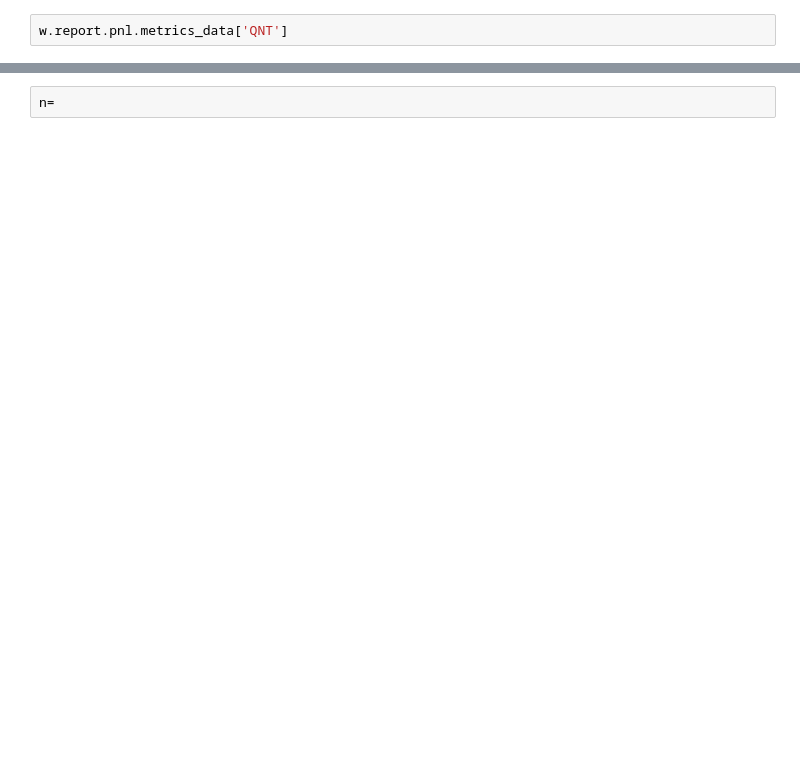
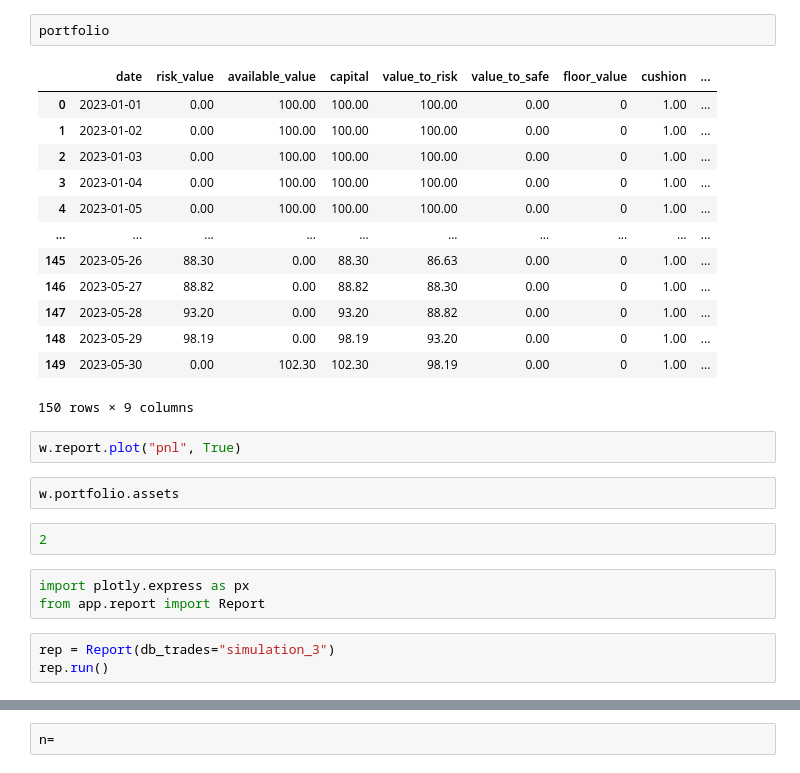
Before and after one commit to cedTrad/WcedSim, a Jupyter notebook: lab.ipynb, the cells around one changed output, grey strips where cells are left out. Cells and saved outputs as stored; diff of their text form; blank space fills up the shorter version.

```diff
--- a/lab.ipynb
+++ b/lab.ipynb
@@ -42,2 +53,28 @@ w.report
+# %%
+portfolio
+# %% [output]
+|  | date | risk_value | available_value | capital | value_to_risk | value_to_safe | floor_value | cushion | ... |
+| 0 | 2023-01-01 | 0.00 | 100.00 | 100.00 | 100.00 | 0.00 | 0 | 1.00 | ... |
+| 1 | 2023-01-02 | 0.00 | 100.00 | 100.00 | 100.00 | 0.00 | 0 | 1.00 | ... |
+| 2 | 2023-01-03 | 0.00 | 100.00 | 100.00 | 100.00 | 0.00 | 0 | 1.00 | ... |
+| 3 | 2023-01-04 | 0.00 | 100.00 | 100.00 | 100.00 | 0.00 | 0 | 1.00 | ... |
+| 4 | 2023-01-05 | 0.00 | 100.00 | 100.00 | 100.00 | 0.00 | 0 | 1.00 | ... |
+| ... | ... | ... | ... | ... | ... | ... | ... | ... | ... |
+| 145 | 2023-05-26 | 88.30 | 0.00 | 88.30 | 86.63 | 0.00 | 0 | 1.00 | ... |
+| 146 | 2023-05-27 | 88.82 | 0.00 | 88.82 | 88.30 | 0.00 | 0 | 1.00 | ... |
+| 147 | 2023-05-28 | 93.20 | 0.00 | 93.20 | 88.82 | 0.00 | 0 | 1.00 | ... |
+| 148 | 2023-05-29 | 98.19 | 0.00 | 98.19 | 93.20 | 0.00 | 0 | 1.00 | ... |
+| 149 | 2023-05-30 | 0.00 | 102.30 | 102.30 | 98.19 | 0.00 | 0 | 1.00 | ... |
+150 rows × 9 columns
 # %%
-w.report.pnl.metrics_data['QNT']
+w.report.plot("pnl", True)
+# %%
+w.portfolio.assets
+# %%
+2
+# %%
+import plotly.express as px
+from app.report import Report
+# %%
+rep = Report(db_trades="simulation_3")
+rep.run()
```
Also changed, not shown: parts of 23 cells of this notebook, 19 other files.
